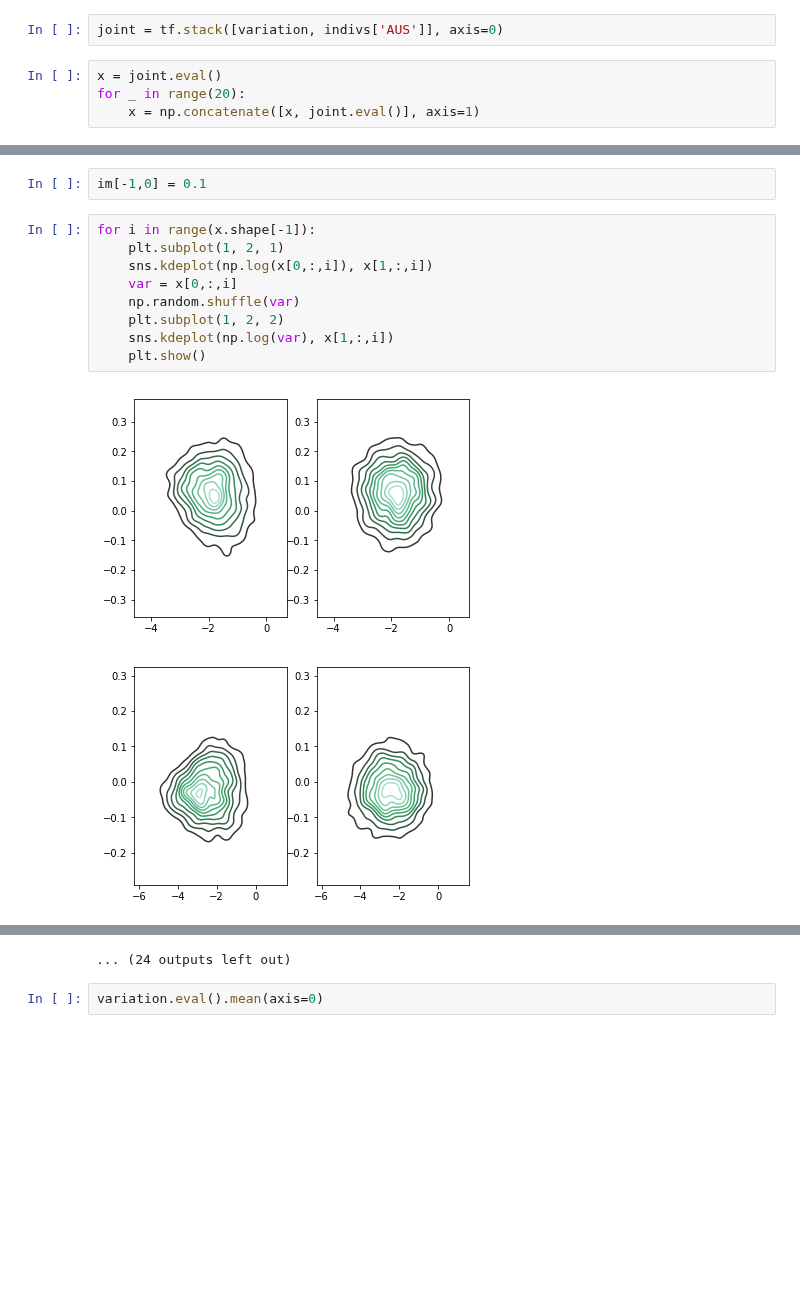
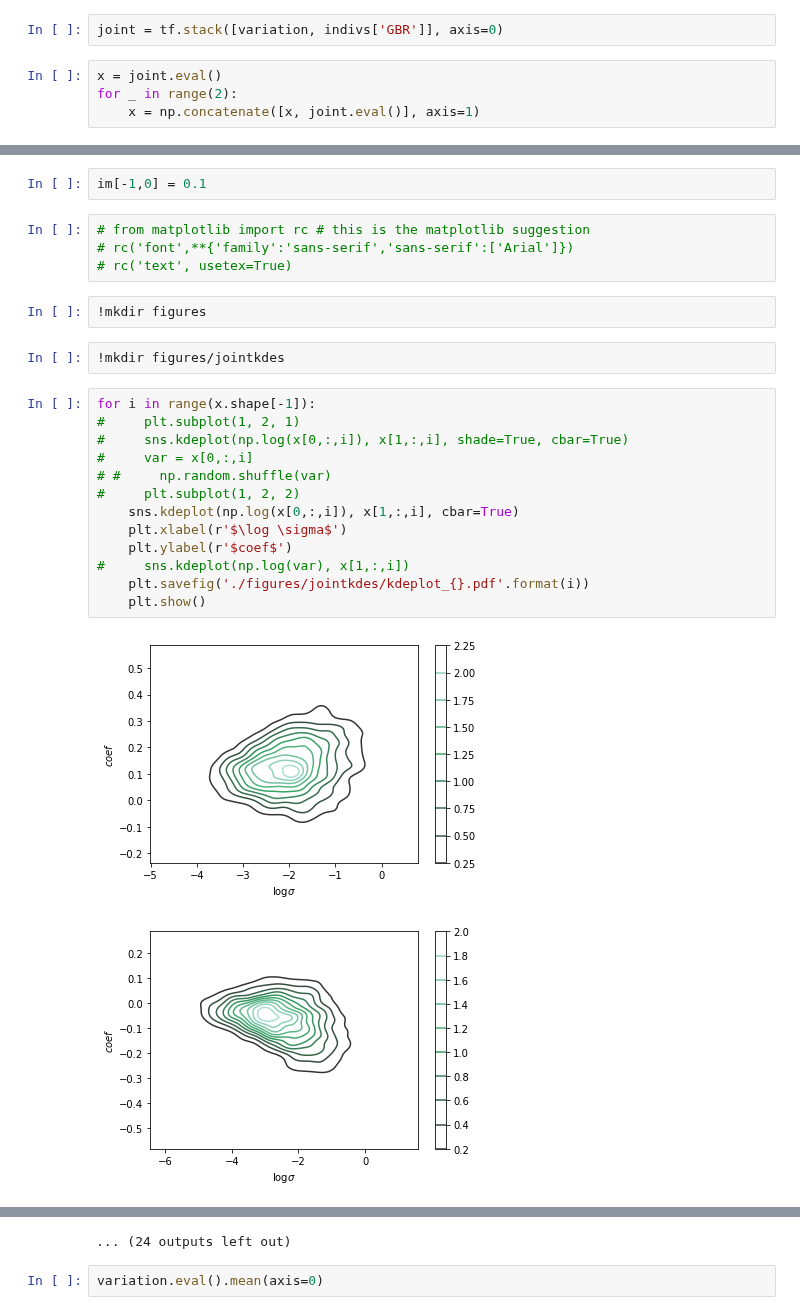
Before and after one commit to npetrenko/real_nvp, a Jupyter notebook: test.ipynb, the cells around one changed output, grey strips where cells are left out. Cells and saved outputs as stored; diff of their text form; blank space fills up the shorter version.

```diff
--- a/test.ipynb
+++ b/test.ipynb
@@ -158,10 +158,10 @@ saver.restore(sess, './experiments/shrinkage_cond-MP-multisample/save/gvar_hier_
 # %% [output]
 INFO:tensorflow:Restoring parameters from ./experiments/shrinkage_cond-MP-multisample/save/gvar_hier_fullcond1000-MP
 # %%
-joint = tf.stack([variation, indivs['AUS']], axis=0)
+joint = tf.stack([variation, indivs['GBR']], axis=0)
 # %%
 x = joint.eval()
-for _ in range(20):
+for _ in range(2):
     x = np.concatenate([x, joint.eval()], axis=1)
 # %%
 x.shape
@@ -211,15 +210,27 @@ np.log(xx[0]).mean()
 im[0,0] = 0.1
 # %%
 im[-1,0] = 0.1
+# %%
+# from matplotlib import rc # this is the matplotlib suggestion
+# rc('font',**{'family':'sans-serif','sans-serif':['Arial']})
+# rc('text', usetex=True)
+# %%
+!mkdir figures
+# %%
+!mkdir figures/jointkdes
 # %%
 for i in range(x.shape[-1]):
-    plt.subplot(1, 2, 1)
-    sns.kdeplot(np.log(x[0,:,i]), x[1,:,i])
-    var = x[0,:,i]
-    np.random.shuffle(var)
-    plt.subplot(1, 2, 2)
-    sns.kdeplot(np.log(var), x[1,:,i])
+#     plt.subplot(1, 2, 1)
+#     sns.kdeplot(np.log(x[0,:,i]), x[1,:,i], shade=True, cbar=True)
+#     var = x[0,:,i]
+# #     np.random.shuffle(var)
+#     plt.subplot(1, 2, 2)
+    sns.kdeplot(np.log(x[0,:,i]), x[1,:,i], cbar=True)
+    plt.xlabel(r'$\log \sigma$')
+    plt.ylabel(r'$coef$')
+#     sns.kdeplot(np.log(var), x[1,:,i])
+    plt.savefig('./figures/jointkdes/kdeplot_{}.pdf'.format(i))
     plt.show()
 # %% [output]
-[figure, old version]
+[figure, new version]
-[figure, old version]
+[figure, new version]
```
Also changed, not shown: parts of 6 cells of this notebook, 2 other files.
